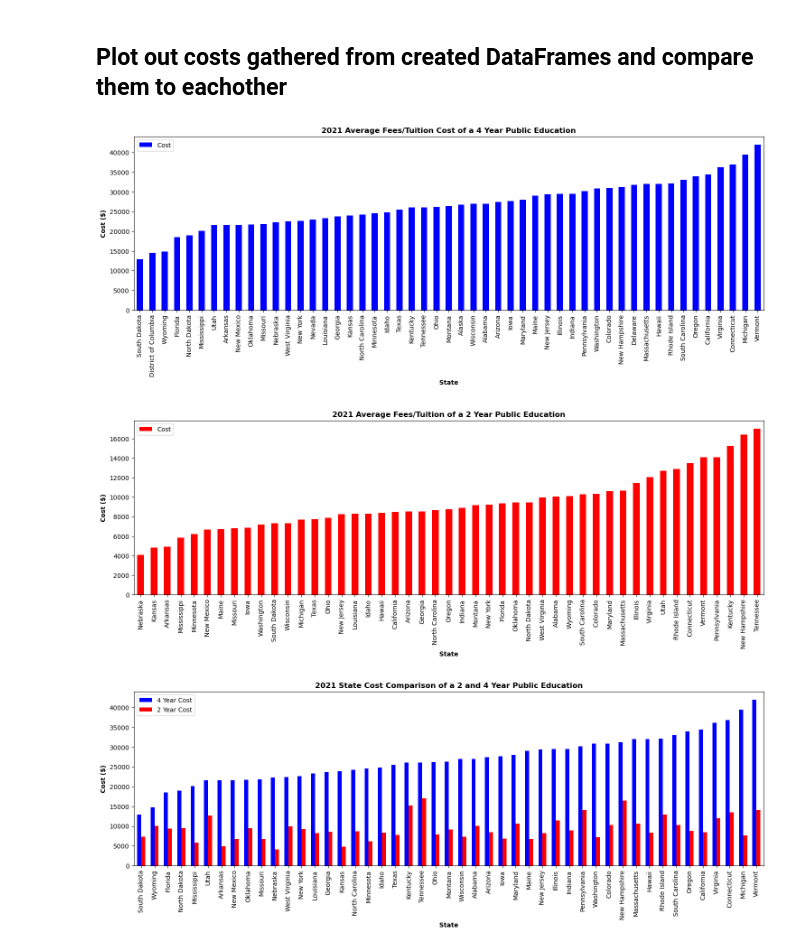
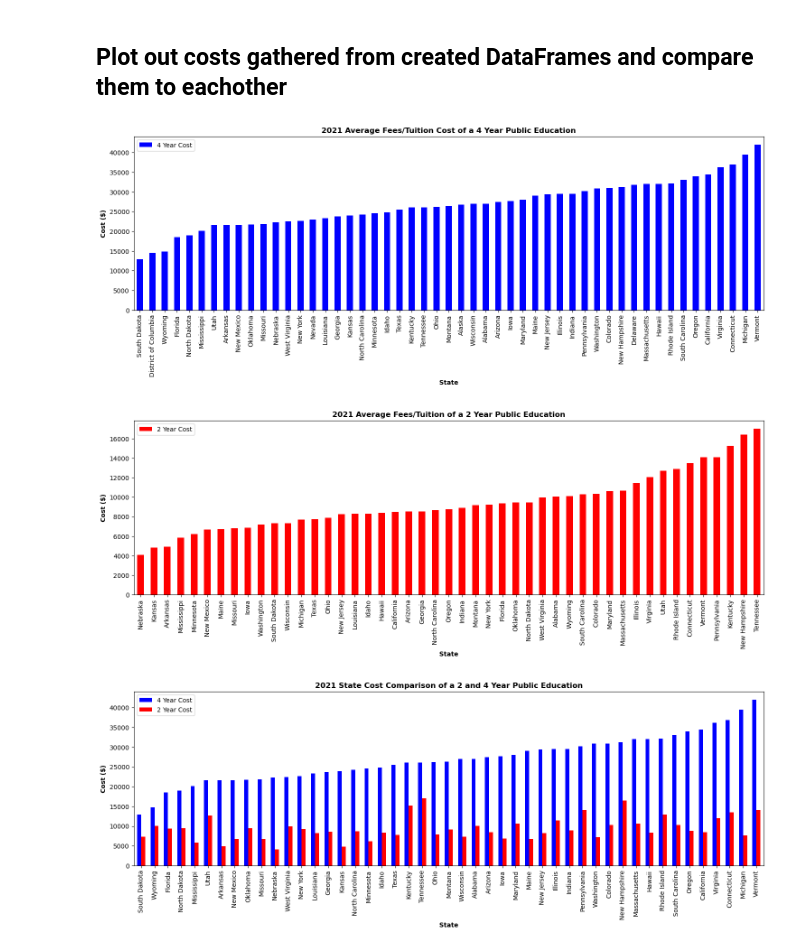
Before and after one commit to anthonybpino/Project-1-Undergrad-Student-Data, a Jupyter notebook: cost_state_2021.ipynb, the cells around one changed output. Cells and saved outputs as stored; diff of their text form; code cells hidden in the pictures.

```diff
--- a/cost_state_2021.ipynb
+++ b/cost_state_2021.ipynb
@@ -57,20 +58,24 @@ school_fouryear_public = school_public[school_public["Length"] == "4-year"]
 ## Plot out costs gathered from created DataFrames and compare them to eachother
 # %%
 school_fouryear_public.plot.bar(figsize = (18,5), color="blue")
+plt.legend(labels=["4 Year Cost"])
 plt.title("2021 Average Fees/Tuition Cost of a 4 Year Public Education", fontweight="bold")
 plt.xlabel("State", fontweight="bold")
 plt.ylabel("Cost ($)", fontweight="bold")
+plt.savefig(os.path.join("output", "public.png"))
 plt.show()
 # %% [output]
-[figure, old version]
+[figure, new version]
 # %%
 school_twoyear.plot.bar(figsize = (18,5), color="red")
+plt.legend(labels=["2 Year Cost"])
 plt.title("2021 Average Fees/Tuition of a 2 Year Public Education", fontweight="bold")
 plt.xlabel("State", fontweight="bold")
 plt.ylabel("Cost ($)", fontweight="bold")
+plt.savefig(os.path.join("output", "two_year_public.png"))
 plt.show()
 # %% [output]
-[figure, old version]
+[figure, new version]
 # %%
 combined_for_plot = pd.merge(school_fouryear_public, school_twoyear, on="State")
 combined_for_plot = combined_for_plot.rename(columns={"Cost_x": "4 Year Cost", "Cost_y": "2 Year Cost"})
```
Also changed, not shown: parts of 5 cells of this notebook, 5 other files.
